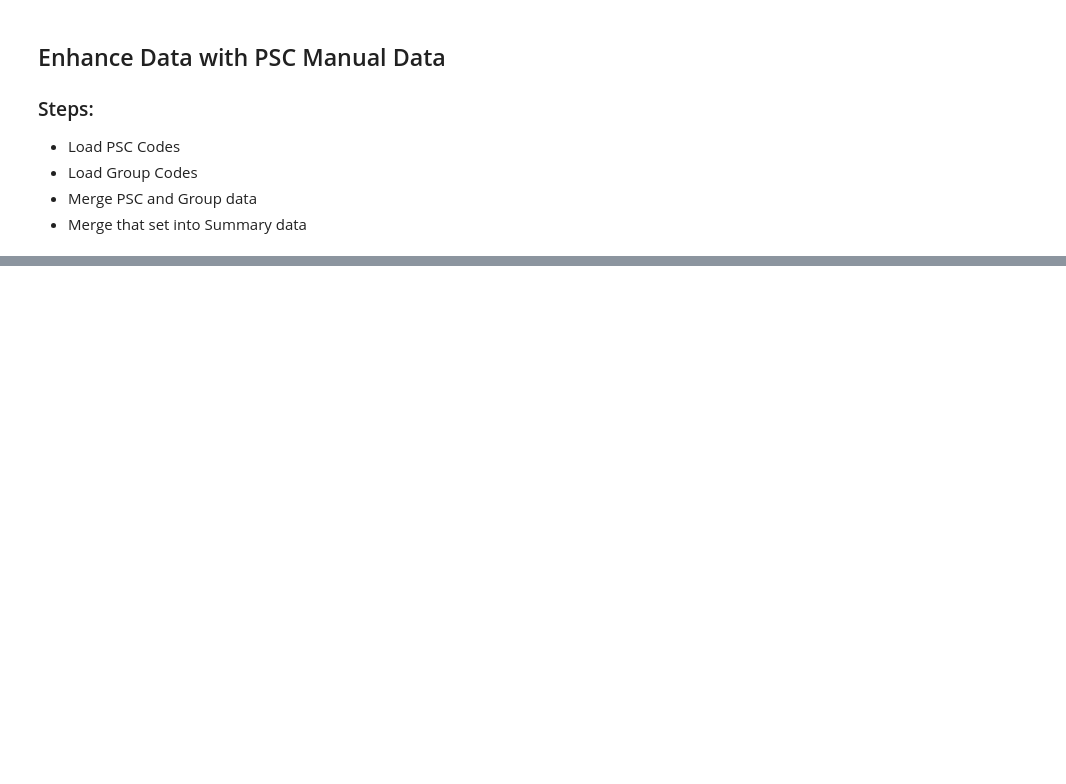
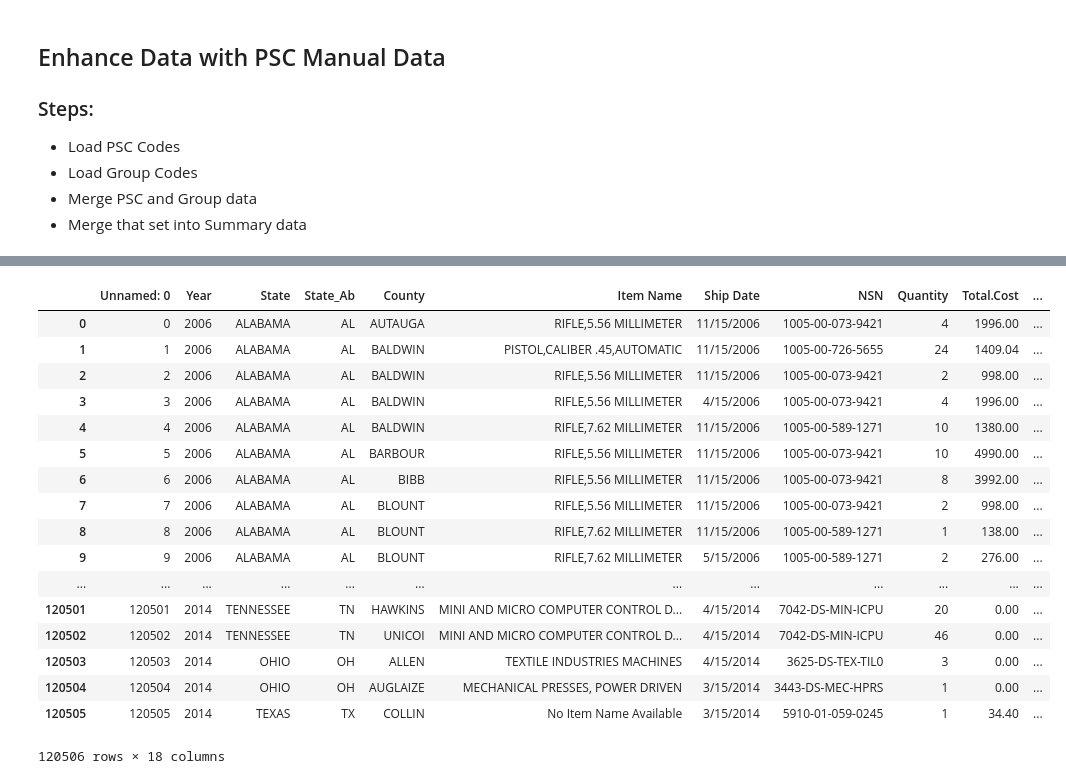
Before and after one commit to jkennedy74/DataViz_Project1, a Jupyter notebook: 1033 Data.ipynb, the cells around one changed output, grey strips where cells are left out. Saved outputs shown, nothing was run; the diff lists cells and outputs as text; code cells hidden in the pictures; blank space fills up the shorter version.

```diff
--- a/1033 Data.ipynb
+++ b/1033 Data.ipynb
@@ -99,0 +74,23 @@ import seaborn as sns
+# %%
+import pandas as pd
+summary_df = pd.read_csv("summary.csv")
+summary_df
+# %% [output]
+|  | Unnamed: 0 | Year | State | State_Ab | County | Item Name | Ship Date | NSN | Quantity | Total.Cost | ... |
+| 0 | 0 | 2006 | ALABAMA | AL | AUTAUGA | RIFLE,5.56 MILLIMETER | 11/15/2006 | 1005-00-073-9421 | 4 | 1996.00 | ... |
+| 1 | 1 | 2006 | ALABAMA | AL | BALDWIN | PISTOL,CALIBER .45,AUTOMATIC | 11/15/2006 | 1005-00-726-5655 | 24 | 1409.04 | ... |
+| 2 | 2 | 2006 | ALABAMA | AL | BALDWIN | RIFLE,5.56 MILLIMETER | 11/15/2006 | 1005-00-073-9421 | 2 | 998.00 | ... |
+| 3 | 3 | 2006 | ALABAMA | AL | BALDWIN | RIFLE,5.56 MILLIMETER | 4/15/2006 | 1005-00-073-9421 | 4 | 1996.00 | ... |
+| 4 | 4 | 2006 | ALABAMA | AL | BALDWIN | RIFLE,7.62 MILLIMETER | 11/15/2006 | 1005-00-589-1271 | 10 | 1380.00 | ... |
+| 5 | 5 | 2006 | ALABAMA | AL | BARBOUR | RIFLE,5.56 MILLIMETER | 11/15/2006 | 1005-00-073-9421 | 10 | 4990.00 | ... |
+| 6 | 6 | 2006 | ALABAMA | AL | BIBB | RIFLE,5.56 MILLIMETER | 11/15/2006 | 1005-00-073-9421 | 8 | 3992.00 | ... |
+| 7 | 7 | 2006 | ALABAMA | AL | BLOUNT | RIFLE,5.56 MILLIMETER | 11/15/2006 | 1005-00-073-9421 | 2 | 998.00 | ... |
+| 8 | 8 | 2006 | ALABAMA | AL | BLOUNT | RIFLE,7.62 MILLIMETER | 11/15/2006 | 1005-00-589-1271 | 1 | 138.00 | ... |
+| 9 | 9 | 2006 | ALABAMA | AL | BLOUNT | RIFLE,7.62 MILLIMETER | 5/15/2006 | 1005-00-589-1271 | 2 | 276.00 | ... |
+| ... | ... | ... | ... | ... | ... | ... | ... | ... | ... | ... | ... |
+| 120501 | 120501 | 2014 | TENNESSEE | TN | HAWKINS | MINI AND MICRO COMPUTER CONTROL D... | 4/15/2014 | 7042-DS-MIN-ICPU | 20 | 0.00 | ... |
+| 120502 | 120502 | 2014 | TENNESSEE | TN | UNICOI | MINI AND MICRO COMPUTER CONTROL D... | 4/15/2014 | 7042-DS-MIN-ICPU | 46 | 0.00 | ... |
+| 120503 | 120503 | 2014 | OHIO | OH | ALLEN | TEXTILE INDUSTRIES MACHINES | 4/15/2014 | 3625-DS-TEX-TIL0 | 3 | 0.00 | ... |
+| 120504 | 120504 | 2014 | OHIO | OH | AUGLAIZE | MECHANICAL PRESSES, POWER DRIVEN | 3/15/2014 | 3443-DS-MEC-HPRS | 1 | 0.00 | ... |
+| 120505 | 120505 | 2014 | TEXAS | TX | COLLIN | No Item Name Available | 3/15/2014 | 5910-01-059-0245 | 1 | 34.40 | ... |
+120506 rows × 18 columns
```
Also changed, not shown: parts of 16 cells of this notebook, 2 other files.
